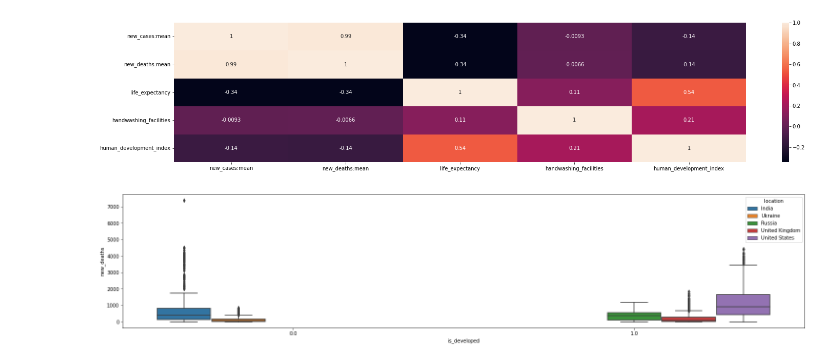
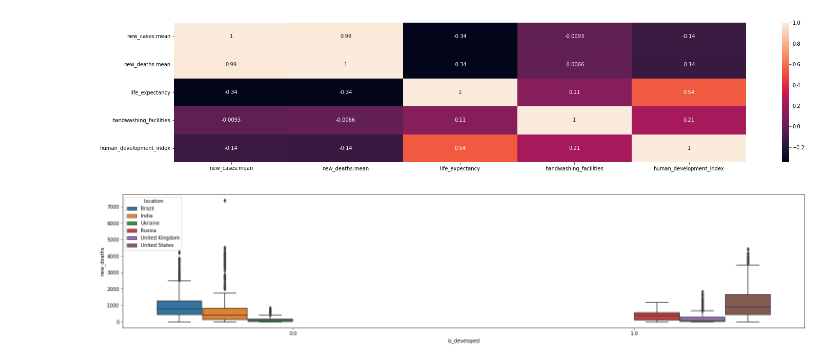
Before and after one commit to CrowdStrike/omigo-data-analytics, a Jupyter notebook: notebooks/graphs.ipynb, the cells around one changed output. Drawn from its saved outputs; the diff is of its cells as text; code cells hidden in the pictures.

```diff
--- a/notebooks/graphs.ipynb
+++ b/notebooks/graphs.ipynb
@@ -87,10 +87,10 @@ graphext.corr_heatmap(y6, ["new_cases:mean", "new_deaths:mean", "life_expectancy
 # %%
 # boxplot showing the quantile plots for new_deaths splitting based on predefined threshold on human_development_index
 y7 = y \
-    .values_in("iso_code", ["USA", "IND", "RUS", "UKR", "UKR", "GBR"]) \
+    .values_in("iso_code", ["USA", "IND", "RUS", "UKR", "BRA", "GBR"]) \
     .transform(["human_development_index"], lambda x: "1" if (float(x) >= 0.8) else "0", "is_developed")
 
 # boxplot is showing quantile plots to see outliers. The "location" is acting as hue or color or class column
 graphext.boxplot(y7, "is_developed", "new_deaths", "location")
 # %% [output]
-[figure, old version]
+[figure, new version]
```
Also changed, not shown: parts of 1 cell of this notebook, 1 other file.
